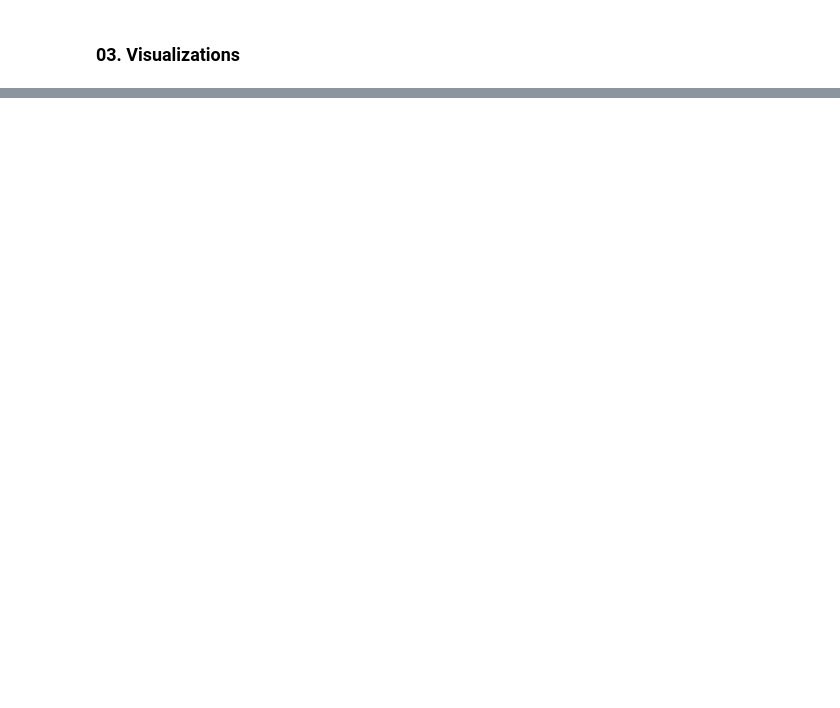
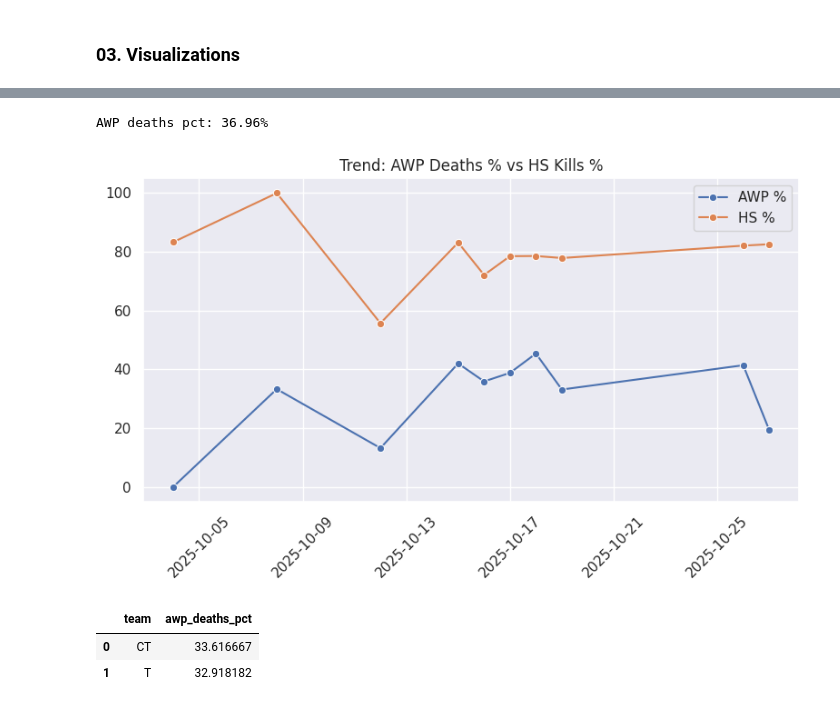
Before and after one commit to gnoevoy/game_stats, a Jupyter notebook: analytics/events_analysis.ipynb, the cells around one changed output, grey strips where cells are left out. Cells and saved outputs as stored; diff of their text form; code cells hidden in the pictures; blank space fills up the shorter version.

```diff
--- a/analytics/events_analysis.ipynb
+++ b/analytics/events_analysis.ipynb
@@ -171,0 +180,35 @@ result.head(10)
+# %%
+sns.set_style("darkgrid")
+# %%
+awp_deaths_pct = result["awp_deaths"].sum() / result["deaths"].sum() * 100
+print(f"AWP deaths pct: {awp_deaths_pct:.2f}%")
+# %% [output]
+AWP deaths pct: 36.96%
+# %%
+# timeline trend
+trends_table = result.groupby("day").agg(avg_awp_deaths_pct=("awp_deaths_pct", "mean"), avg_hs_pct=("hs_pct", "mean")).reset_index()
+
+trends_table
+
+plt.figure(figsize=(8, 5))
+
+sns.lineplot(data=trends_table, x="day", y="avg_awp_deaths_pct", label="AWP %", marker="o")
+sns.lineplot(data=trends_table, x="day", y="avg_hs_pct", label="HS %", marker="o")
+
+plt.xticks(rotation=45)
+plt.xlabel("")
+plt.ylabel("")
+plt.title("Trend: AWP Deaths % vs HS Kills %")
+plt.tight_layout()
+plt.show()
+# %% [output]
+[figure, added]
+# %%
+# Team side analysis
+
+team_side = result.groupby("team")["awp_deaths_pct"].mean().reset_index()
+team_side
+# %% [output]
+|  | team | awp_deaths_pct |
+| 0 | CT | 33.616667 |
+| 1 | T | 32.918182 |
```
Also changed, not shown: parts of 4 cells of this notebook.
